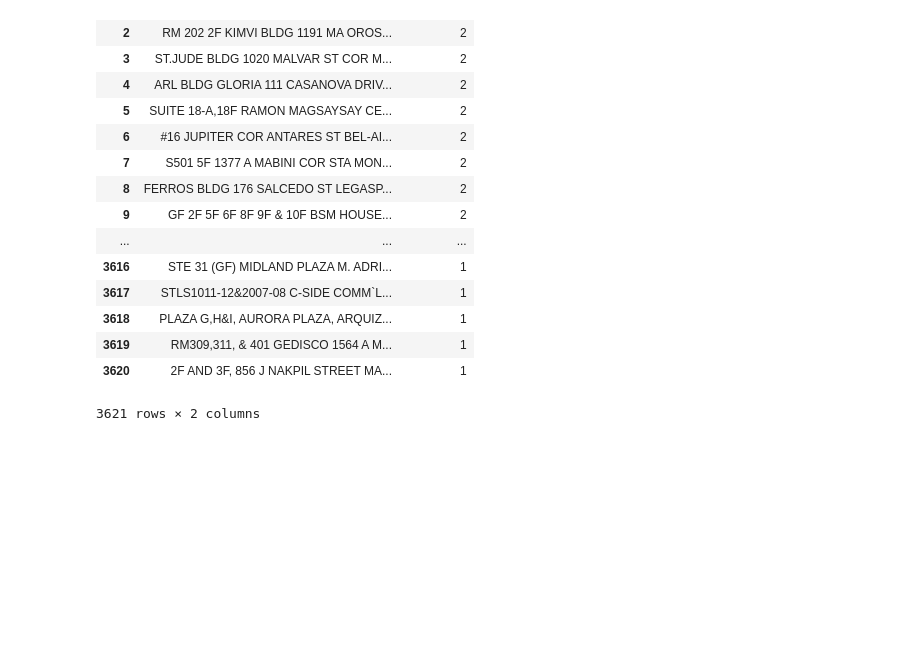
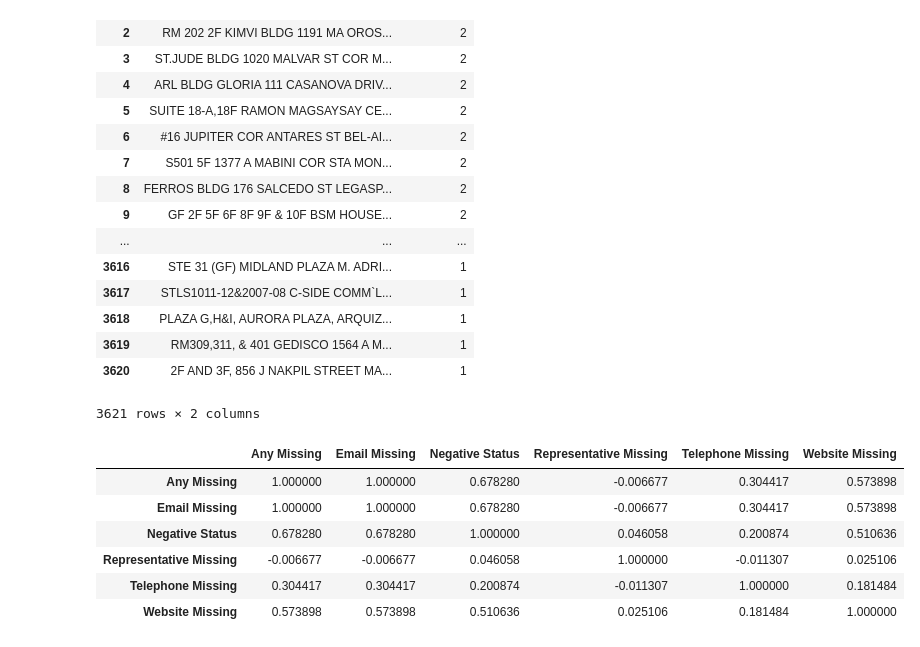
Before and after one commit to shahrezjan/CS506-Data-Mongers, a Jupyter notebook: Data_Exploration.ipynb, the cells around one changed output. Saved outputs shown, nothing was run; the diff lists cells and outputs as text; code cells hidden in the pictures; blank space fills up the shorter version.

Commit message:
added indicator columns for negative status and missing contact info

```diff
--- a/Data_Exploration.ipynb
+++ b/Data_Exploration.ipynb
@@ -17,6 +17,39 @@ with open('poea_dataset.txt') as in_file:
                 row_data[col] = val
             count += 1
         else:
+            if row_data['Status'] == 'Valid License':
+                row_data['Negative Status'] = False
+            else:
+                row_data['Negative Status'] = True
+
+            if row_data['Email Address'] in ['', 'None', 'NA']:
+                row_data['Email Missing'] = True
+            else:
+                row_data['Email Missing'] = False
+
+            if row_data['Official Representative'] in ['', 'NA']:
+                row_data['Representative Missing'] = True
+            else:
+                row_data['Representative Missing'] = False
+
+            if row_data['Tel No/s'] in ['', 'NA']:
+                row_data['Telephone Missing'] = True
+            else:
+                row_data['Telephone Missing'] = False
+
+            if row_data['Website'] in ['', 'None', 'NA', 'N/A', 'NONE', 'http']:
+                row_data['Website Missing'] = True
+            else:
+                row_data['Website Missing'] = False
+
+            if (row_data['Email Missing'] == True
+                or row_data['Official Representative'] == True
+                or row_data['Tel No/s'] == True
+                or row_data['Website'] == True):
+                row_data['Any Missing'] = True
+            else:
+                row_data['Any Missing'] = False
+
             new_row = pd.DataFrame(data = row_data, index = [0])
             dataframe = dataframe.append(new_row, ignore_index = True)
             count = 1
@@ -190,3 +223,13 @@ address_df
 | 3619 | RM309,311, & 401 GEDISCO 1564 A M... | 1 |
 | 3620 | 2F AND 3F, 856 J NAKPIL STREET MA... | 1 |
 3621 rows × 2 columns
+# %%
+dataframe.corr()
+# %% [output]
+|  | Any Missing | Email Missing | Negative Status | Representative Missing | Telephone Missing | Website Missing |
+| Any Missing | 1.000000 | 1.000000 | 0.678280 | -0.006677 | 0.304417 | 0.573898 |
+| Email Missing | 1.000000 | 1.000000 | 0.678280 | -0.006677 | 0.304417 | 0.573898 |
+| Negative Status | 0.678280 | 0.678280 | 1.000000 | 0.046058 | 0.200874 | 0.510636 |
+| Representative Missing | -0.006677 | -0.006677 | 0.046058 | 1.000000 | -0.011307 | 0.025106 |
+| Telephone Missing | 0.304417 | 0.304417 | 0.200874 | -0.011307 | 1.000000 | 0.181484 |
+| Website Missing | 0.573898 | 0.573898 | 0.510636 | 0.025106 | 0.181484 | 1.000000 |
```
Also changed, not shown: parts of 1 cell of this notebook.
